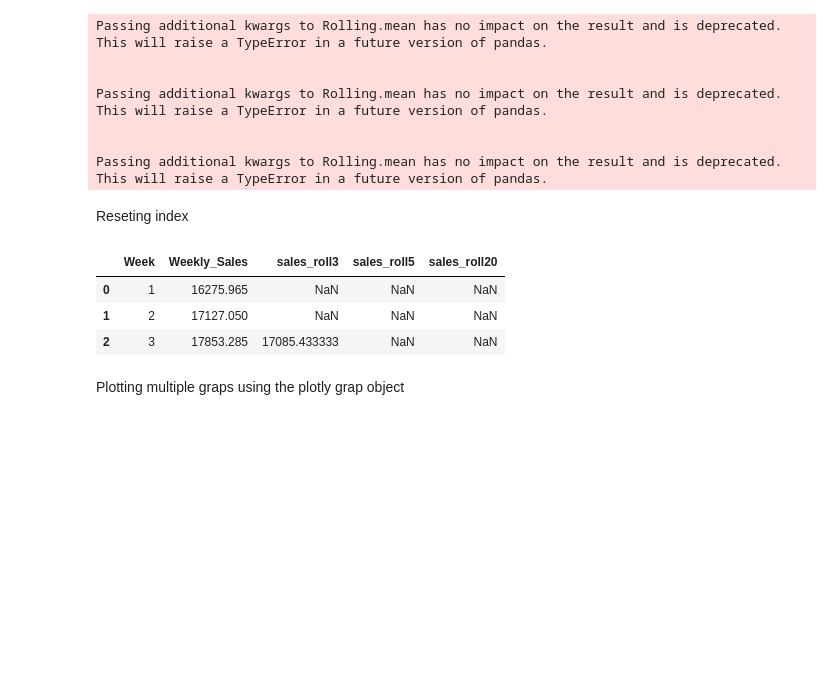
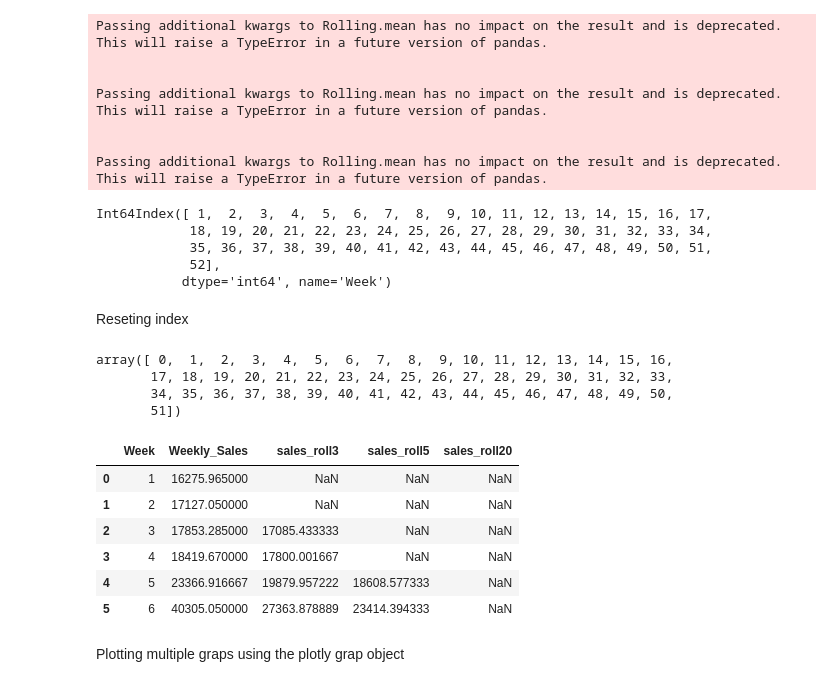
Before and after one commit to mdkamrulhasan/data_mining_kdd, a Jupyter notebook: notebooks/Exploratory_data_Analysis_Retail_part1.ipynb, the cells around one changed output. Cells and saved outputs as stored; diff of their text form; code cells hidden in the pictures; blank space fills up the shorter version.

```diff
--- a/notebooks/Exploratory_data_Analysis_Retail_part1.ipynb
+++ b/notebooks/Exploratory_data_Analysis_Retail_part1.ipynb
@@ -33,10 +29,9 @@ Mounted at /content/drive
 
 Note: See, we have made some changes in the file names
 # %%
-# Read the data using pandas
-features = pd.read_csv("drive/MyDrive/dev-data/Retail/Features-data-set.csv")
-sales = pd.read_csv("drive/MyDrive/dev-data/Retail/sales-data-set.csv")
-stores = pd.read_csv("drive/MyDrive/dev-data/Retail/stores-data-set.csv")
+features = pd.read_csv("https://raw.githubusercontent.com/mdkamrulhasan/data_mining_kdd/main/data/retail/Features-data-set.csv")
+sales = pd.read_csv("https://raw.githubusercontent.com/mdkamrulhasan/data_mining_kdd/main/data/retail/sales-data-set.csv")
+stores = pd.read_csv("https://raw.githubusercontent.com/mdkamrulhasan/data_mining_kdd/main/data/retail/stores-data-set.csv")
 # %% [markdown]
 Lets have a first look of the data in each table?
 # %%
@@ -295,17 +308,35 @@ Passing additional kwargs to Rolling.mean has no impact on the result and is dep
 
 
 Passing additional kwargs to Rolling.mean has no impact on the result and is deprecated. This will raise a TypeError in a future version of pandas.
+# %%
+weekly_agg.index
+# %% [output]
+Int64Index([ 1,  2,  3,  4,  5,  6,  7,  8,  9, 10, 11, 12, 13, 14, 15, 16, 17,
+            18, 19, 20, 21, 22, 23, 24, 25, 26, 27, 28, 29, 30, 31, 32, 33, 34,
+            35, 36, 37, 38, 39, 40, 41, 42, 43, 44, 45, 46, 47, 48, 49, 50, 51,
+            52],
+           dtype='int64', name='Week')
 # %% [markdown]
 Reseting index
 # %%
 weekly_agg = weekly_agg.reset_index()
+# %%
+weekly_agg.index.values
+# %% [output]
+array([ 0,  1,  2,  3,  4,  5,  6,  7,  8,  9, 10, 11, 12, 13, 14, 15, 16,
+       17, 18, 19, 20, 21, 22, 23, 24, 25, 26, 27, 28, 29, 30, 31, 32, 33,
+       34, 35, 36, 37, 38, 39, 40, 41, 42, 43, 44, 45, 46, 47, 48, 49, 50,
+       51])
 # %%
-weekly_agg.head(3)
+weekly_agg.head(6)
 # %% [output]
 |  | Week | Weekly_Sales | sales_roll3 | sales_roll5 | sales_roll20 |
-| 0 | 1 | 16275.965 | NaN | NaN | NaN |
-| 1 | 2 | 17127.050 | NaN | NaN | NaN |
-| 2 | 3 | 17853.285 | 17085.433333 | NaN | NaN |
+| 0 | 1 | 16275.965000 | NaN | NaN | NaN |
+| 1 | 2 | 17127.050000 | NaN | NaN | NaN |
+| 2 | 3 | 17853.285000 | 17085.433333 | NaN | NaN |
+| 3 | 4 | 18419.670000 | 17800.001667 | NaN | NaN |
+| 4 | 5 | 23366.916667 | 19879.957222 | 18608.577333 | NaN |
+| 5 | 6 | 40305.050000 | 27363.878889 | 23414.394333 | NaN |
 # %% [markdown]
 Plotting multiple graps using the plotly grap object
 # %%
```
Also changed, not shown: parts of 17 cells of this notebook.
